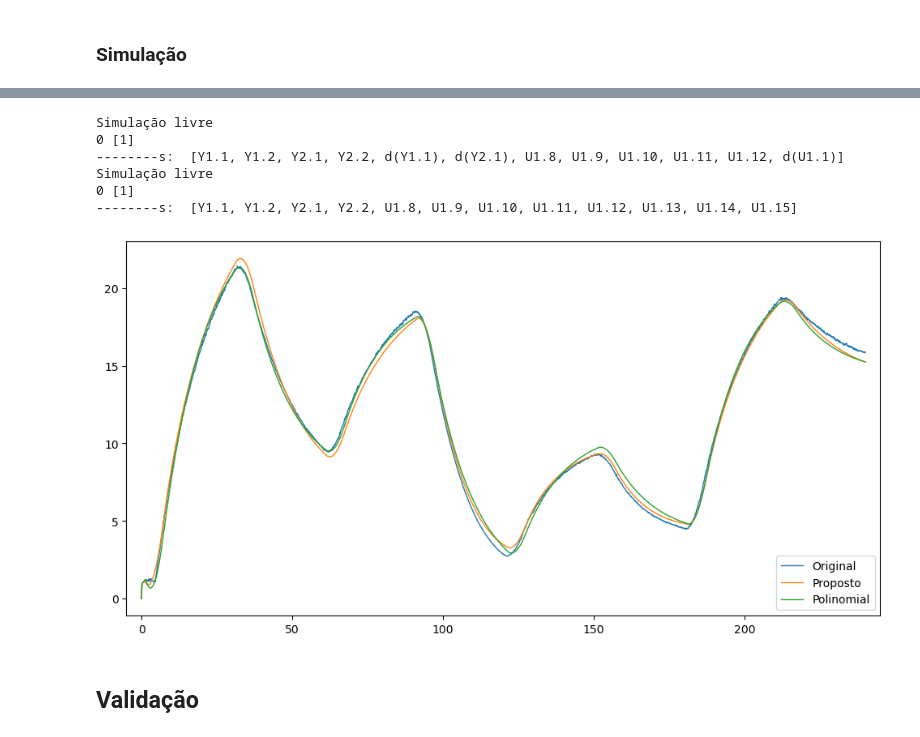
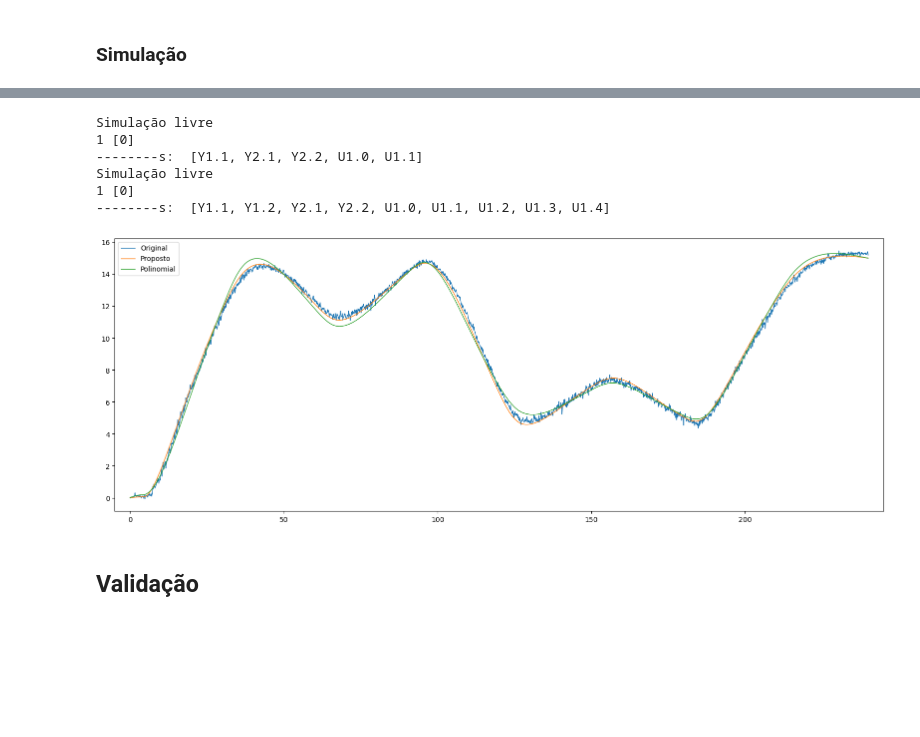
Before and after one commit to JonhLucas/NARX_MISO, a Jupyter notebook: coupleTanks.ipynb, the cells around one changed output, grey strips where cells are left out. Drawn from its saved outputs; the diff is of its cells as text; code cells hidden in the pictures; blank space fills up the shorter version.

```diff
--- a/coupleTanks.ipynb
+++ b/coupleTanks.ipynb
@@ -28,8 +33,8 @@ output = 0  # 0 ou 1
 
 num = [3, 5]
 params = []
-params.append({'nb':[2,2],'na':[12], 'level':1, 'nonlinear':[0,0,0,0,0], 'root':True, 'delay':8, 'diff':True})
-params.append({'nb':[0,2],'na':[1], 'level':1, 'nonlinear':[0,0,0,0,0], 'root':True, 'delay':0, 'diff':True})
+params.append({'nb':[2,2],'na':[12], 'level':1, 'nonlinear':[0,0,0,0,0], 'root':True, 'delay':8, 'diff':False})
+params.append({'nb':[0,2],'na':[1], 'level':1, 'nonlinear':[0,0,0,0,0], 'root':True, 'delay':0, 'diff':False})
 
 sselector = structureSelector()
 ss = sselector.symbolic_regressors(**params[output])
@@ -41,6 +46,6 @@ psi, selected  = sselector.semp(vCandidatos.T, y[output, pad:], num[output], 0.0
 theta = LSM(y[output, pad:], psi)
 model = ss[selected]
 print(model, theta)
-print(ss)
+#print(ss)
 # %% [output]
 [Y1.1 U1.12 sqrtM(Y1.1)] [ 1.00029921  0.02485631 -0.04768864]
@@ -87,34 +96,37 @@ MAPE: 0.36%
 # %%
 slivre1 = sselector.predict(u, y, theta, ss[selected], params[output]['nb'], params[output]['na'], output, params[output]['delay'], params[output]['diff'], dt=0.1)
 tt = []
 tt.append([ 0.99289921,  0.02485943, -0.07151722])
 tt.append([ 0.65694291,  0.33397516,  0.0574249,  -0.04870856, -0.00104841])
 sm = []
 sm.append([symbols("Y1.1"), symbols('U1.12'), ss[0]])
 sm.append([symbols("Y2.1"), symbols("Y2.2"), symbols("Y1.1"), symbols("Y1.2"), symbols("U1.2")])
 
 pp = []
 pp.append({'nb':[2,2],'na':[15], 'level':1, 'nonlinear':[0,0,0,0,0], 'root':False, 'delay':8, 'diff':False})
 pp.append({'nb':[2,2],'na':[4], 'level':1, 'nonlinear':[0,0,0,0,0], 'root':False, 'delay':0, 'diff':False})
 
 slivre2 = sselector.predict(u, y, tt[output], sm[output], pp[output]['nb'], pp[output]['na'], output, pp[output]['delay'], pp[output]['diff'], dt=0.1)
 
 t = np.arange(0, y[0].shape[0], 1) * 0.1
-plt.figure(figsize=(12,6))
+plt.figure(figsize=(16,6))
 plt.plot(t, y[output].T, label='Original', linewidth=1.0)
 plt.plot(t, slivre1, label='Proposto', linewidth=1.0)
 plt.plot(t, slivre2, label='Polinomial', linewidth=1.0)
 plt.xlim((-5,245))
 plt.legend()
+plt.tight_layout()
+#plt.savefig('/home/jonhlucas/Downloads/periodo atual/TCC/escrita/Modelo TCC - Jonh lucas/figuras/compTank2.png')
+
 plt.show()
 # %% [output]
 Simulação livre
-0 [1]
---------s:  [Y1.1, Y1.2, Y2.1, Y2.2, d(Y1.1), d(Y2.1), U1.8, U1.9, U1.10, U1.11, U1.12, d(U1.1)]
+1 [0]
+--------s:  [Y1.1, Y2.1, Y2.2, U1.0, U1.1]
 Simulação livre
-0 [1]
---------s:  [Y1.1, Y1.2, Y2.1, Y2.2, U1.8, U1.9, U1.10, U1.11, U1.12, U1.13, U1.14, U1.15]
+1 [0]
+--------s:  [Y1.1, Y1.2, Y2.1, Y2.2, U1.0, U1.1, U1.2, U1.3, U1.4]
-[figure, old version]
+[figure, new version]
 # %% [markdown]
 ## Validação
 # %%
```
Also changed, not shown: parts of 9 cells of this notebook, 3 other files.
